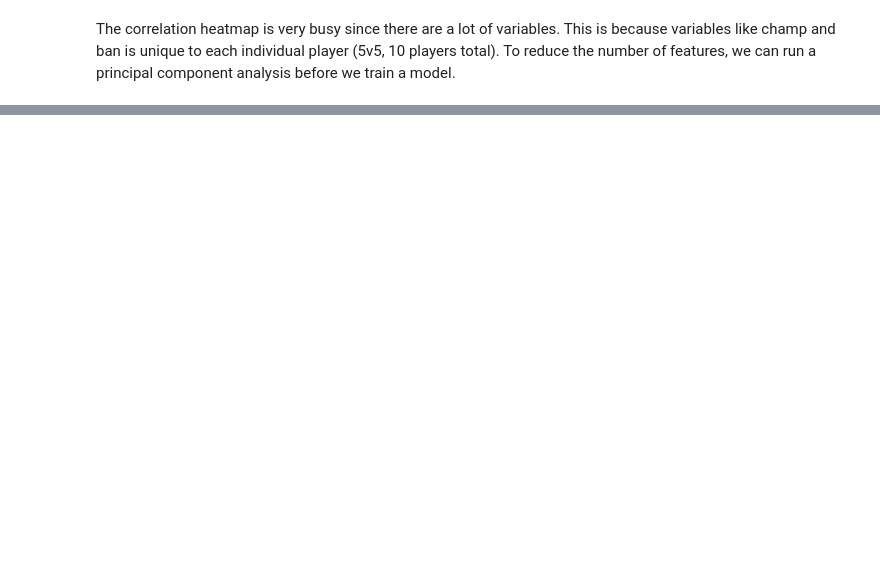
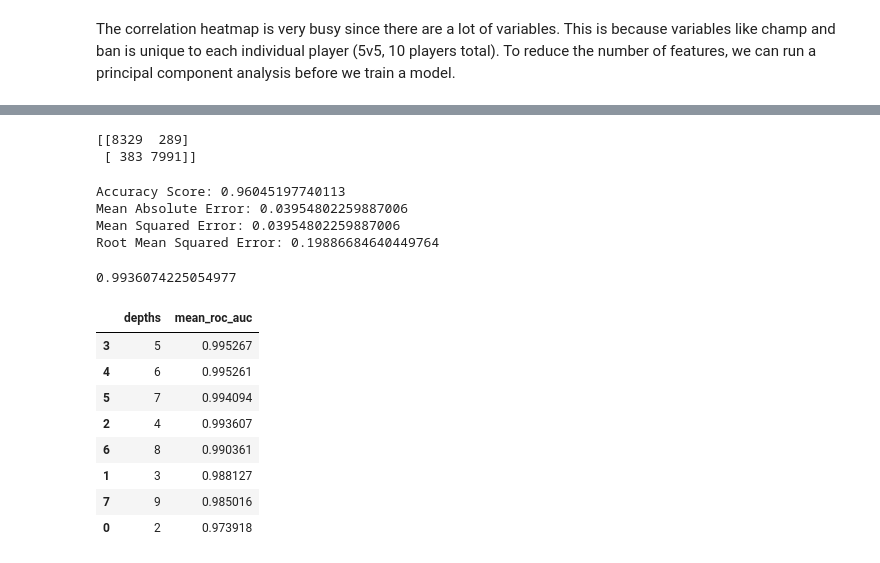
Before and after one commit to riz734/LoL-Predicting-Ranked-Match-Winner, a Jupyter notebook: ranked_match_prediction.ipynb, the cells around one changed output, grey strips where cells are left out. Cells and saved outputs as stored; diff of their text form; code cells hidden in the pictures; blank space fills up the shorter version.

```diff
--- a/ranked_match_prediction.ipynb
+++ b/ranked_match_prediction.ipynb
@@ -117,0 +125,59 @@ Running a PCA shows us that reducing the number of features may not be the best
+# %%
+from sklearn.model_selection import train_test_split
+
+#separating features
+X = matches.drop(columns=["winner"])
+#separating target
+y = matches[["winner"]]
+
+X_train, X_test, y_train, y_test = train_test_split(X, y, test_size=0.33, random_state=42)
+# %%
+from sklearn.tree import DecisionTreeClassifier
+from sklearn.model_selection import train_test_split
+from sklearn.model_selection import cross_val_score
+from sklearn import metrics
+
+simple_tree = DecisionTreeClassifier(max_depth=4)
+simple_tree.fit(X_train, y_train)
+simple_predictions = simple_tree.predict(X_test)
+print(metrics.confusion_matrix(y_test, simple_predictions))
+# %% [output]
+[[8329  289]
+ [ 383 7991]]
+# %%
+print('Accuracy Score:',metrics.accuracy_score(y_test, simple_predictions))
+print('Mean Absolute Error:', metrics.mean_absolute_error(y_test, simple_predictions))
+print('Mean Squared Error:', metrics.mean_squared_error(y_test, simple_predictions))
+print('Root Mean Squared Error:', np.sqrt(metrics.mean_squared_error(y_test, simple_predictions)))
+# %% [output]
+Accuracy Score: 0.96045197740113
+Mean Absolute Error: 0.03954802259887006
+Mean Squared Error: 0.03954802259887006
+Root Mean Squared Error: 0.19886684640449764
+# %%
+cross_val_score(simple_tree, X, y,
+                scoring="roc_auc",
+                cv=3).mean()
+# %% [output]
+0.9936074225054977
+# %%
+depths = np.arange(2,10) # define the depths
+results = [] # create an empty data frame for our results
+
+for depth in depths:
+    best_depth_tree = DecisionTreeClassifier(max_depth = depth) # creating an instance of a decision tree
+    results.append(cross_val_score(best_depth_tree, X, y, scoring="roc_auc", # getting the cv accuracy metric for the tree at each depth
+                cv=3).mean())
+# %%
+test = pd.DataFrame({'depths':depths, 'mean_roc_auc':results})
+test.sort_values("mean_roc_auc", ascending=False)
+# %% [output]
+|  | depths | mean_roc_auc |
+| 3 | 5 | 0.995267 |
+| 4 | 6 | 0.995261 |
+| 5 | 7 | 0.994094 |
+| 2 | 4 | 0.993607 |
+| 6 | 8 | 0.990361 |
+| 1 | 3 | 0.988127 |
+| 7 | 9 | 0.985016 |
+| 0 | 2 | 0.973918 |
```
Also changed, not shown: parts of 11 cells of this notebook.
